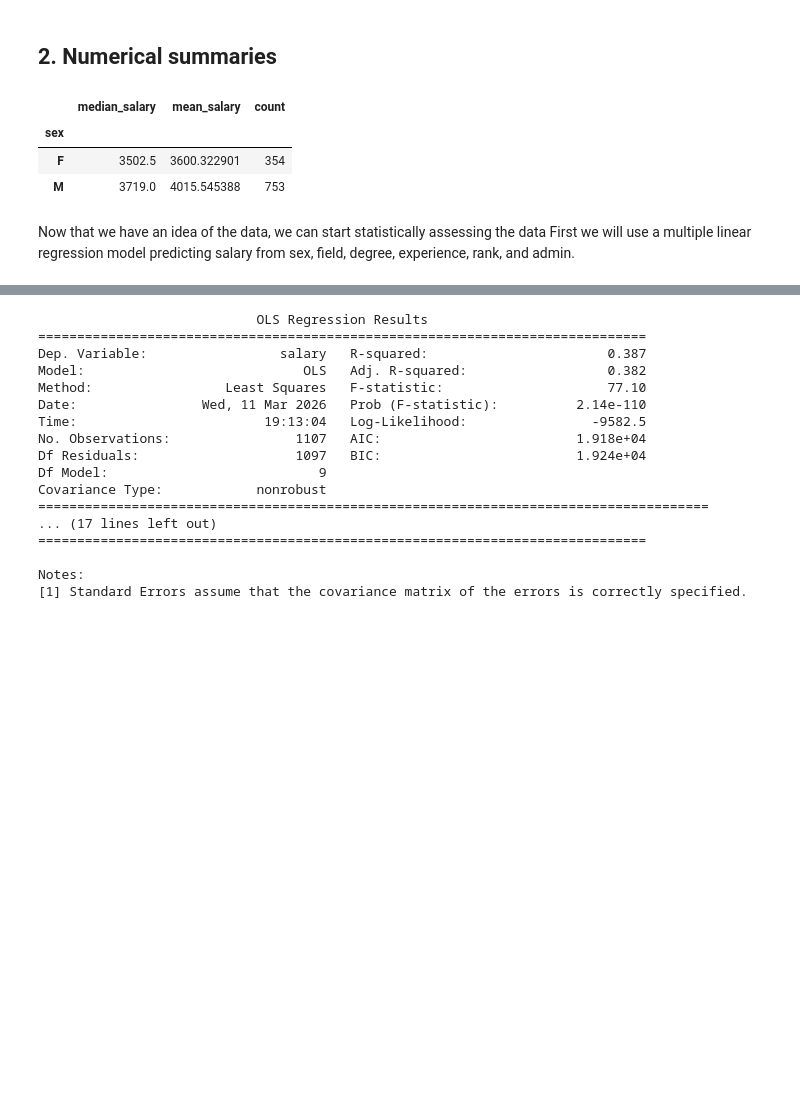
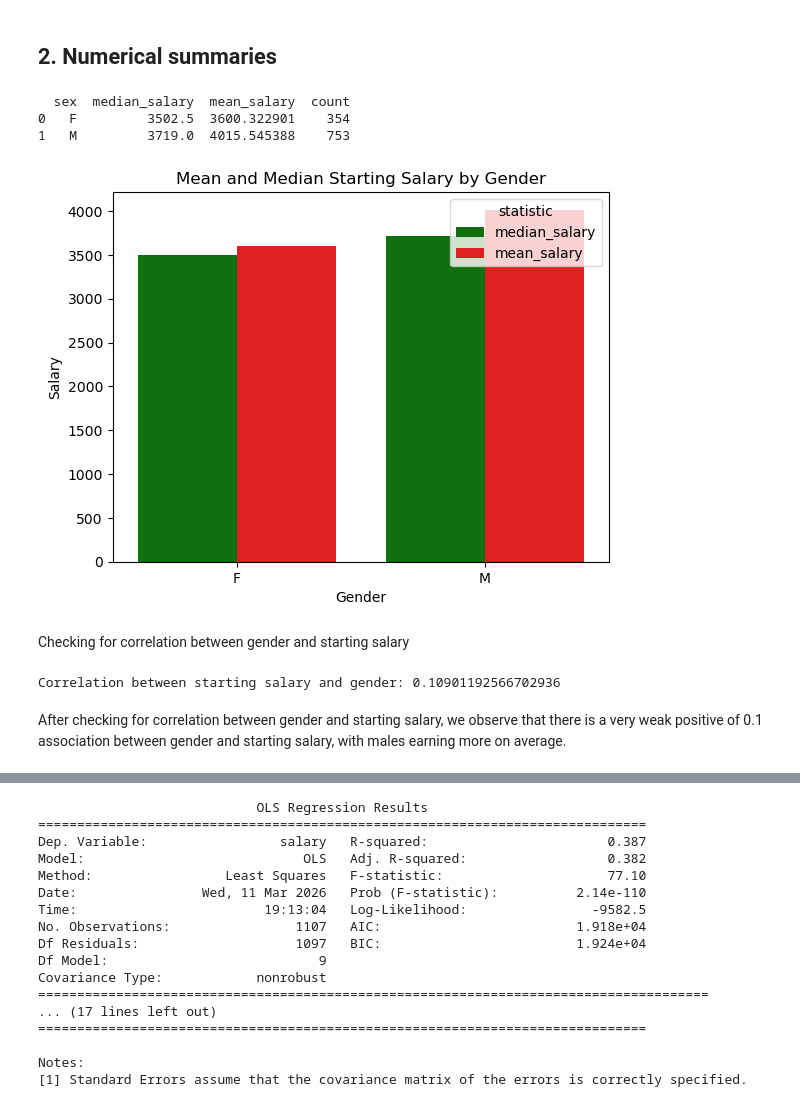
Before and after one commit to Jaiycex/Data557_Project_StoryTeam, a Jupyter notebook: Q1- Python NB.ipynb, the cells around one changed output, grey strips where cells are left out. Drawn from its saved outputs; the diff is of its cells as text; code cells hidden in the pictures; blank space fills up the shorter version.

```diff
--- a/Q1- Python NB.ipynb
+++ b/Q1- Python NB.ipynb
@@ -61,16 +62,38 @@ sns.scatterplot(data = starting_salaries, x = "years_since_degree", y = "salary"
 ## 2. Numerical summaries
 # %%
 # Getting numeric summary statistics for salaries by sex
-starting_salaries.groupby("sex").agg(
+starting_salary_summary = starting_salaries.groupby("sex").agg(
     median_salary=("salary", "median"),
     mean_salary=("salary", "mean"),
     count=("salary", "count")
+).reset_index()
+print (starting_salary_summary)
+
+starting_salary_melted = starting_salary_summary.melt(
+    id_vars='sex',
+    value_vars=['median_salary', 'mean_salary'],
+    var_name='statistic',
+    value_name='salary'
 )
+
+sns.barplot(data=starting_salary_melted, x='sex', y='salary', hue='statistic', palette=['green','red'])
+plt.title("Mean and Median Starting Salary by Gender")
+plt.ylabel("Salary")
+plt.xlabel("Gender")
+plt.show()
 # %% [output]
-|  | median_salary | mean_salary | count |
-| sex |  |  |  |
-| F | 3502.5 | 3600.322901 | 354 |
-| M | 3719.0 | 4015.545388 | 753 |
+  sex  median_salary  mean_salary  count
+0   F         3502.5  3600.322901    354
+1   M         3719.0  4015.545388    753
+[figure, added]
+# %% [markdown]
+Checking for correlation between gender and starting salary
+# %%
+
+starting_salaries['sex_numeric'] = starting_salaries['sex'].map({'F': 0, 'M': 1})
+correlation = starting_salaries['salary'].corr(starting_salaries['sex_numeric'])
+print("Correlation between starting salary and gender:", correlation)
+# %% [output]
+Correlation between starting salary and gender: 0.10901192566702936
 # %% [markdown]
-Now that we have an idea of the data, we can start statistically assessing the data
-First we will use a multiple linear regression model predicting salary from sex, field, degree, experience, rank, and admin.
+After checking for correlation between gender and starting salary, we observe that there is a very weak positive of 0.1 association between gender and starting salary, with males earning more on average.
```
Also changed, not shown: parts of 3 cells of this notebook.
